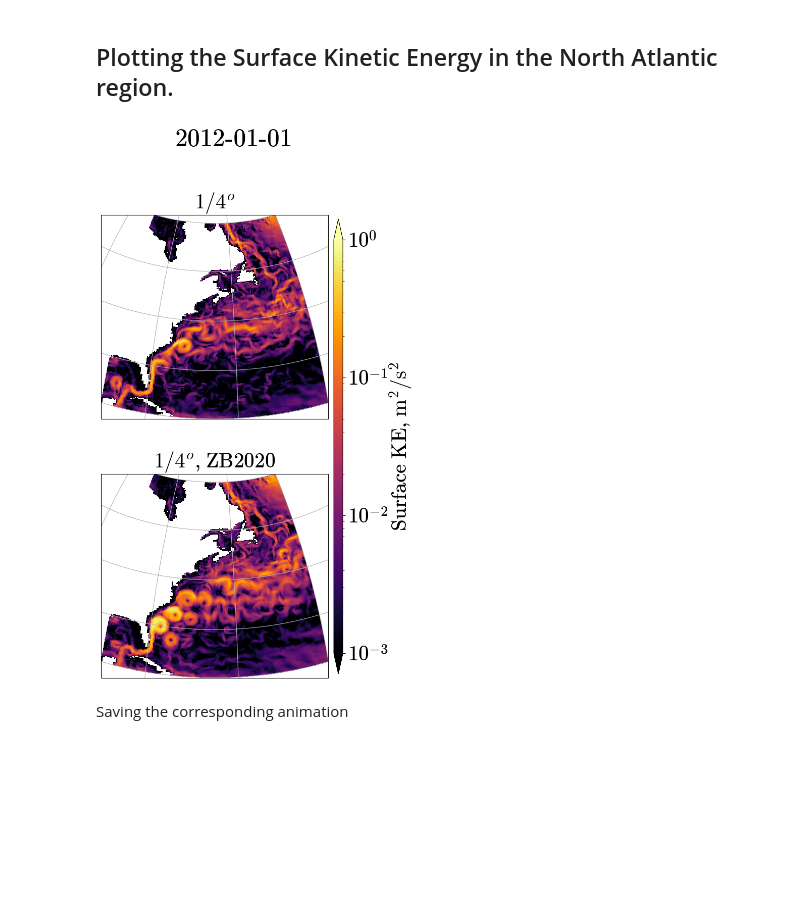
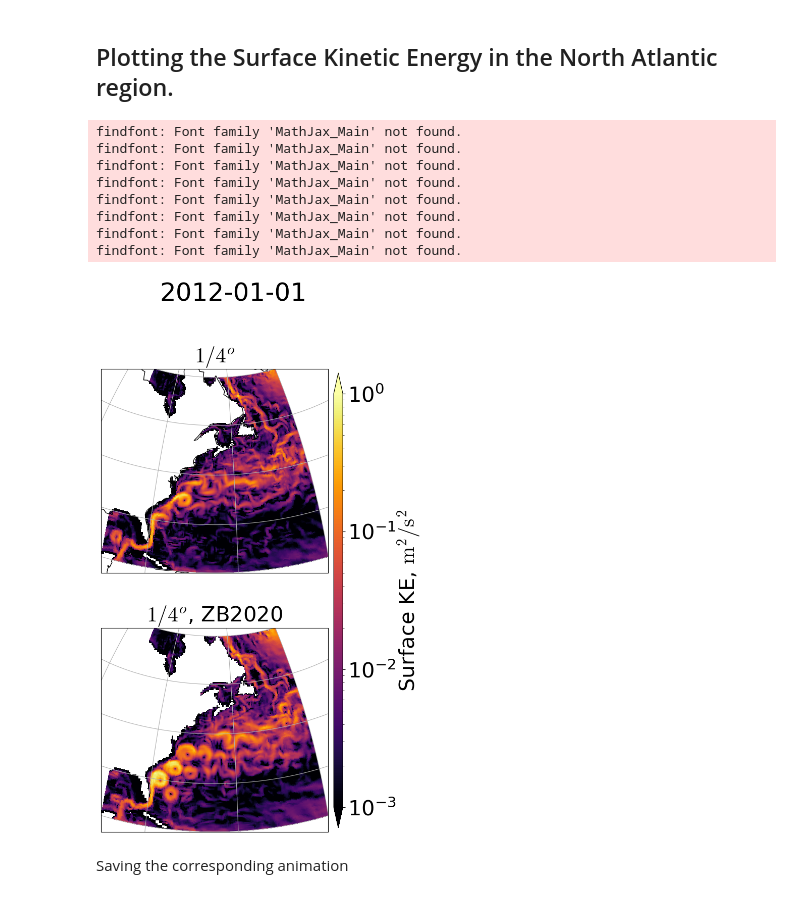
Before and after one commit to m2lines/data-gallery, a Jupyter notebook: notebooks/OM4_SE_animation.ipynb, the cells around one changed output. Saved outputs shown, nothing was run; the diff lists cells and outputs as text; code cells hidden in the pictures; blank space fills up the shorter version.

```diff
--- a/notebooks/OM4_SE_animation.ipynb
+++ b/notebooks/OM4_SE_animation.ipynb
@@ -58,8 +77,8 @@ loresT = ds["tos"].sel(experiment="unparameterized")
 def KE(u, v, T):
     return 0.5 * (remesh(u**2, T) + remesh(v**2, T))
 # %%
-ZBke = KE(ZBu.ssu, ZBv.ssv, ZBT.tos)
-loreske = KE(loresu.ssu, loresv.ssv, ZBT.tos)
+ZBke = KE(ZBu, ZBv, ZBT)
+loreske = KE(loresu, loresv, ZBT)
 # %%
 plt.figure(figsize=(15, 15))
 np.log10(loreske.isel(time=0)).plot(cmap="inferno", vmin=-3, vmax=0)
@@ -184,13 +261,21 @@ def plot_regions(idx=0, lat=slice(15, 70), lon=slice(-100, 0)):
 # %% [markdown]
 ## Plotting the Surface Kinetic Energy in the North Atlantic region.
 # %%
-plot_Atlantic = lambda idx: plot_regions(
-    idx=idx, lat=slice(20, 60), lon=slice(-90, -40)
+plot_Atlantic = lambda idx, fig: plot_regions(
+    i=idx, lat=slice(20, 60), lon=slice(-90, -40), fig=fig
 )
-plot_Atlantic(1461)
+plot_Atlantic(1461, None)
 # plot_Atlantic(1826)
 # %% [output]
+findfont: Font family 'MathJax_Main' not found.
+findfont: Font family 'MathJax_Main' not found.
+findfont: Font family 'MathJax_Main' not found.
+findfont: Font family 'MathJax_Main' not found.
+findfont: Font family 'MathJax_Main' not found.
+findfont: Font family 'MathJax_Main' not found.
+findfont: Font family 'MathJax_Main' not found.
+findfont: Font family 'MathJax_Main' not found.
-[figure, old version]
+[figure, new version]
 # %% [markdown]
 Saving the corresponding animation
 # %%
```
Also changed, not shown: parts of 18 cells of this notebook.
